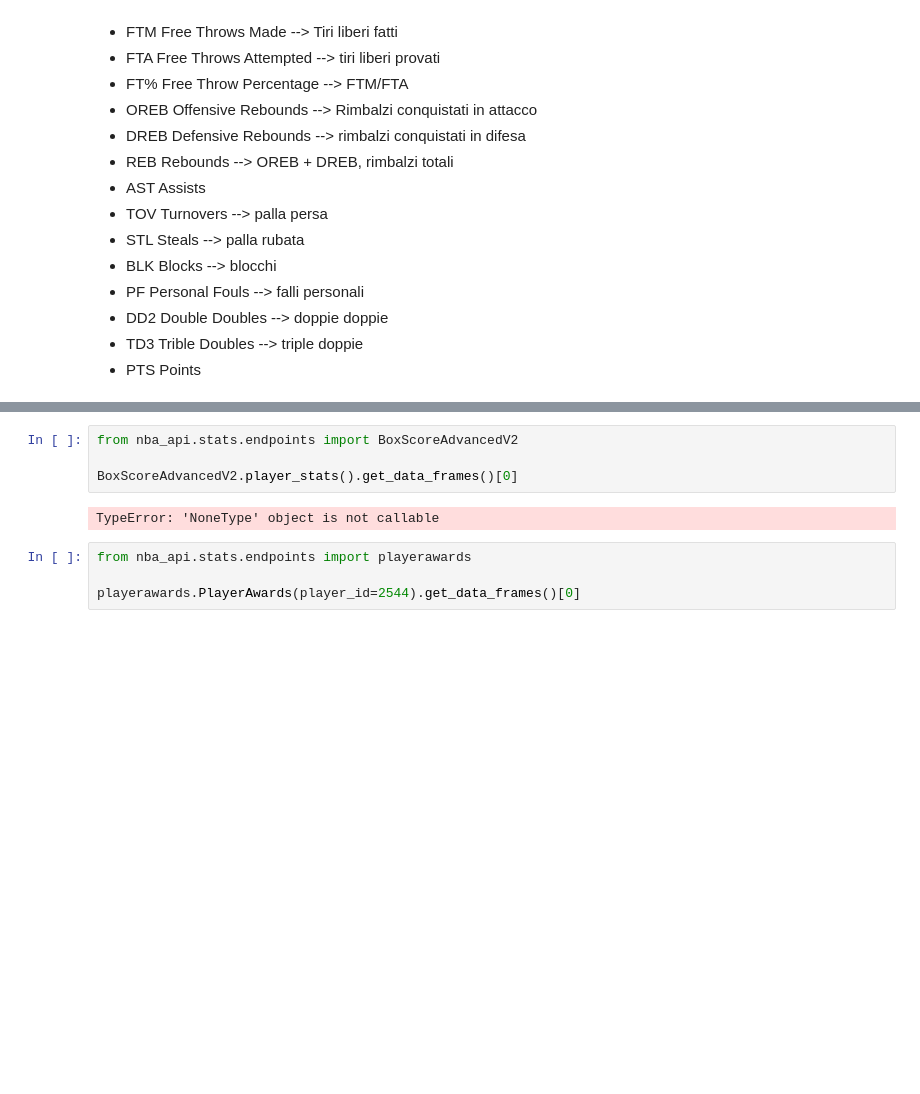
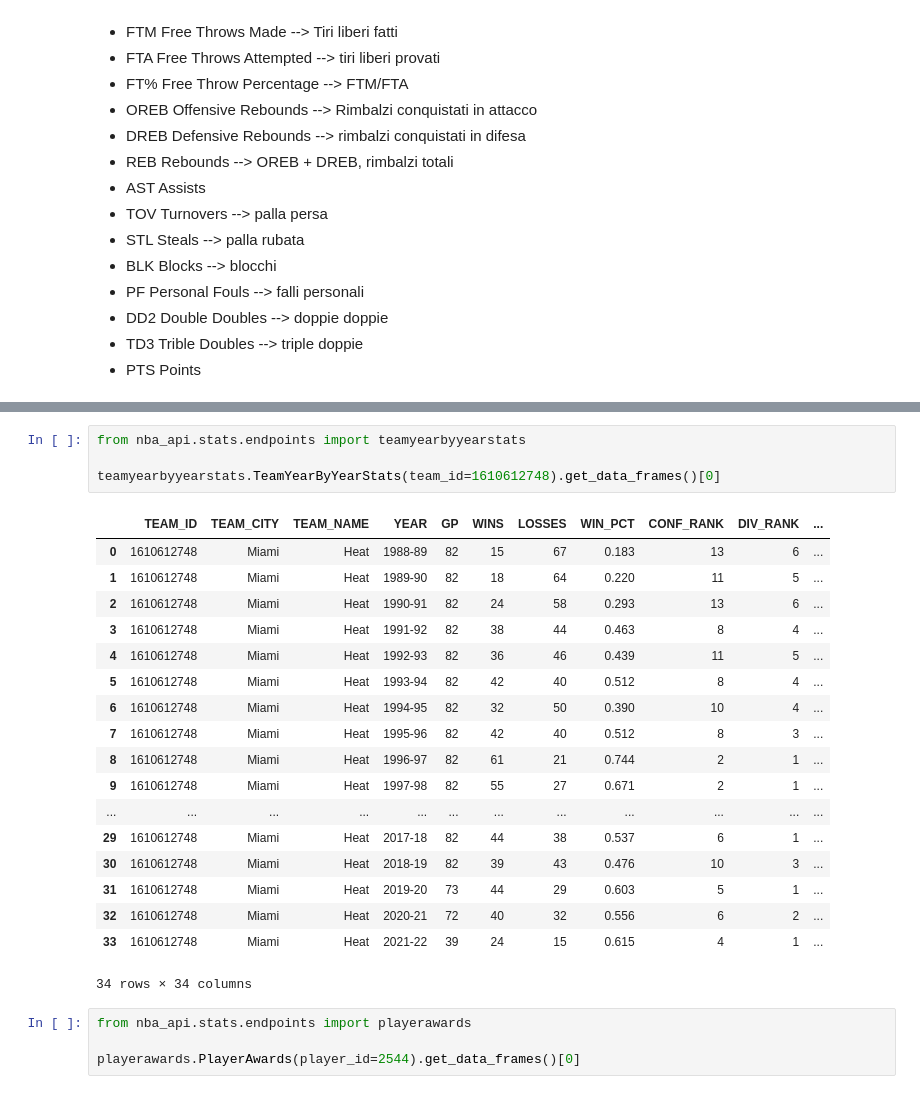
Before and after one commit to thomasverardo/NBA_MVP_2022_prediction, a Jupyter notebook: Code/NBA_MVP_1.ipynb, the cells around one changed output, grey strips where cells are left out. Cells and saved outputs as stored; diff of their text form; blank space fills up the shorter version.

```diff
--- a/Code/NBA_MVP_1.ipynb
+++ b/Code/NBA_MVP_1.ipynb
@@ -118,9 +122,26 @@ total_stats
 # %%
-from nba_api.stats.endpoints import BoxScoreAdvancedV2
+from nba_api.stats.endpoints import teamyearbyyearstats
 
-BoxScoreAdvancedV2.player_stats().get_data_frames()[0]
+teamyearbyyearstats.TeamYearByYearStats(team_id=1610612748).get_data_frames()[0]
 # %% [output]
+|  | TEAM_ID | TEAM_CITY | TEAM_NAME | YEAR | GP | WINS | LOSSES | WIN_PCT | CONF_RANK | DIV_RANK | ... |
+| 0 | 1610612748 | Miami | Heat | 1988-89 | 82 | 15 | 67 | 0.183 | 13 | 6 | ... |
+| 1 | 1610612748 | Miami | Heat | 1989-90 | 82 | 18 | 64 | 0.220 | 11 | 5 | ... |
+| 2 | 1610612748 | Miami | Heat | 1990-91 | 82 | 24 | 58 | 0.293 | 13 | 6 | ... |
+| 3 | 1610612748 | Miami | Heat | 1991-92 | 82 | 38 | 44 | 0.463 | 8 | 4 | ... |
+| 4 | 1610612748 | Miami | Heat | 1992-93 | 82 | 36 | 46 | 0.439 | 11 | 5 | ... |
+| 5 | 1610612748 | Miami | Heat | 1993-94 | 82 | 42 | 40 | 0.512 | 8 | 4 | ... |
+| 6 | 1610612748 | Miami | Heat | 1994-95 | 82 | 32 | 50 | 0.390 | 10 | 4 | ... |
+| 7 | 1610612748 | Miami | Heat | 1995-96 | 82 | 42 | 40 | 0.512 | 8 | 3 | ... |
+| 8 | 1610612748 | Miami | Heat | 1996-97 | 82 | 61 | 21 | 0.744 | 2 | 1 | ... |
+| 9 | 1610612748 | Miami | Heat | 1997-98 | 82 | 55 | 27 | 0.671 | 2 | 1 | ... |
+| ... | ... | ... | ... | ... | ... | ... | ... | ... | ... | ... | ... |
+| 29 | 1610612748 | Miami | Heat | 2017-18 | 82 | 44 | 38 | 0.537 | 6 | 1 | ... |
+| 30 | 1610612748 | Miami | Heat | 2018-19 | 82 | 39 | 43 | 0.476 | 10 | 3 | ... |
+| 31 | 1610612748 | Miami | Heat | 2019-20 | 73 | 44 | 29 | 0.603 | 5 | 1 | ... |
+| 32 | 1610612748 | Miami | Heat | 2020-21 | 72 | 40 | 32 | 0.556 | 6 | 2 | ... |
+| 33 | 1610612748 | Miami | Heat | 2021-22 | 39 | 24 | 15 | 0.615 | 4 | 1 | ... |
-TypeError: 'NoneType' object is not callable
+34 rows × 34 columns
 # %%
 from nba_api.stats.endpoints import playerawards
 
```
Also changed, not shown: parts of 3 cells of this notebook, 1 other file.
